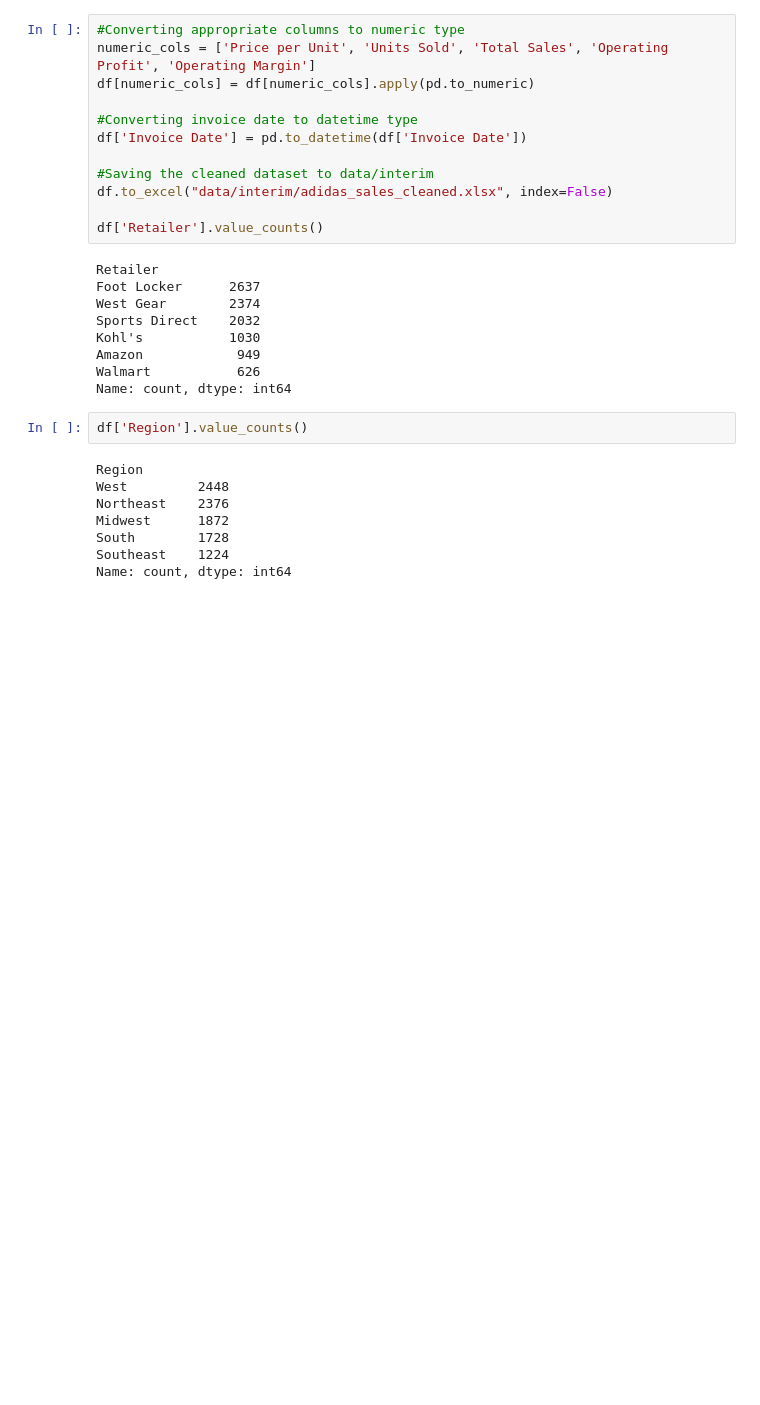
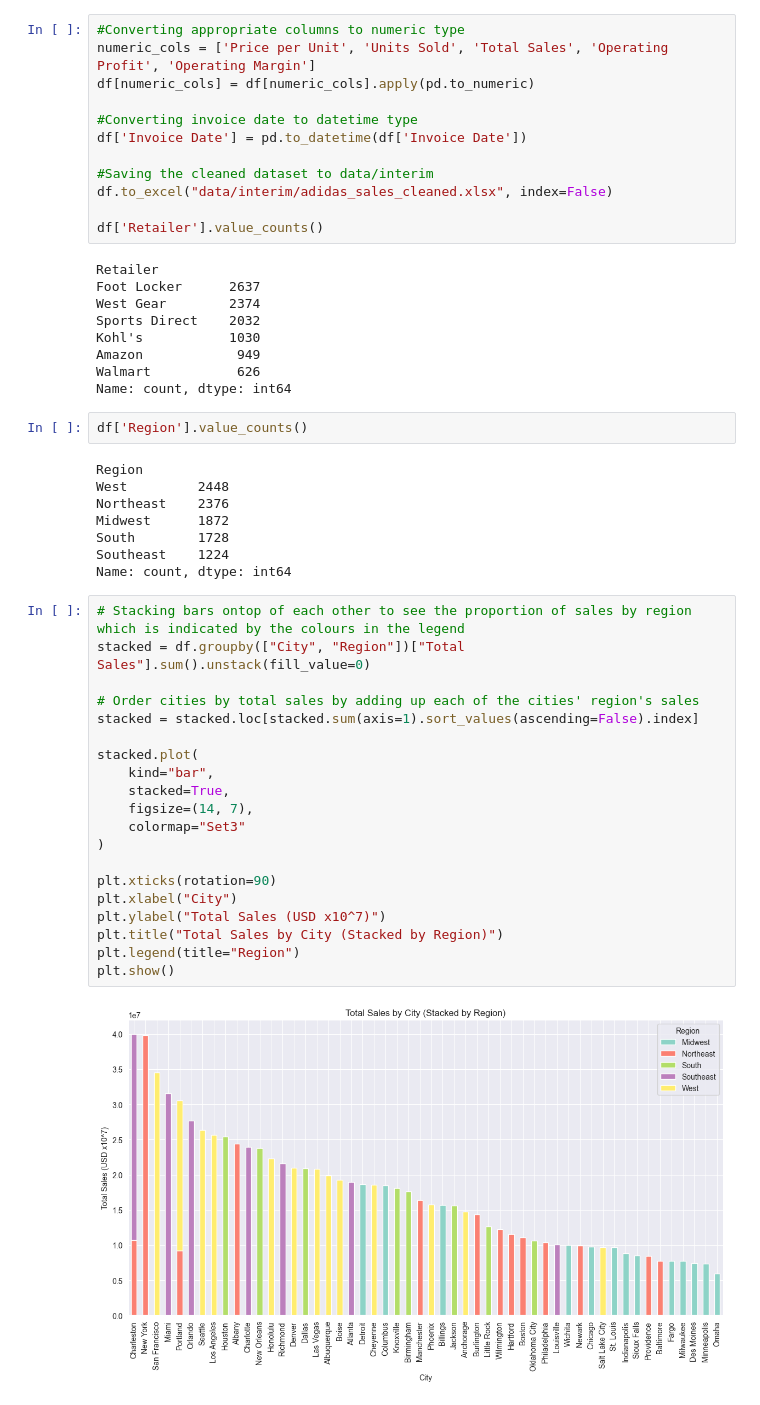
Before and after one commit to zsofiasimon/Adidas_Sales_Analysis_Project, a Jupyter notebook: Adidas_Analysis.ipynb, the cells around one changed output. Cells and saved outputs as stored; diff of their text form; blank space fills up the shorter version.

Commit message:
Added graphs to explore sales in each city

```diff
--- a/Adidas_Analysis.ipynb
+++ b/Adidas_Analysis.ipynb
@@ -113,3 +113,25 @@ Midwest      1872
 South        1728
 Southeast    1224
 Name: count, dtype: int64
+# %%
+# Stacking bars ontop of each other to see the proportion of sales by region which is indicated by the colours in the legend
+stacked = df.groupby(["City", "Region"])["Total Sales"].sum().unstack(fill_value=0)
+
+# Order cities by total sales by adding up each of the cities' region's sales
+stacked = stacked.loc[stacked.sum(axis=1).sort_values(ascending=False).index]
+
+stacked.plot(
+    kind="bar",
+    stacked=True,
+    figsize=(14, 7),
+    colormap="Set3"
+)
+
+plt.xticks(rotation=90)
+plt.xlabel("City")
+plt.ylabel("Total Sales (USD x10^7)")
+plt.title("Total Sales by City (Stacked by Region)")
+plt.legend(title="Region")
+plt.show()
+# %% [output]
+[figure, added]
```
Also changed, not shown: parts of 3 cells of this notebook.
